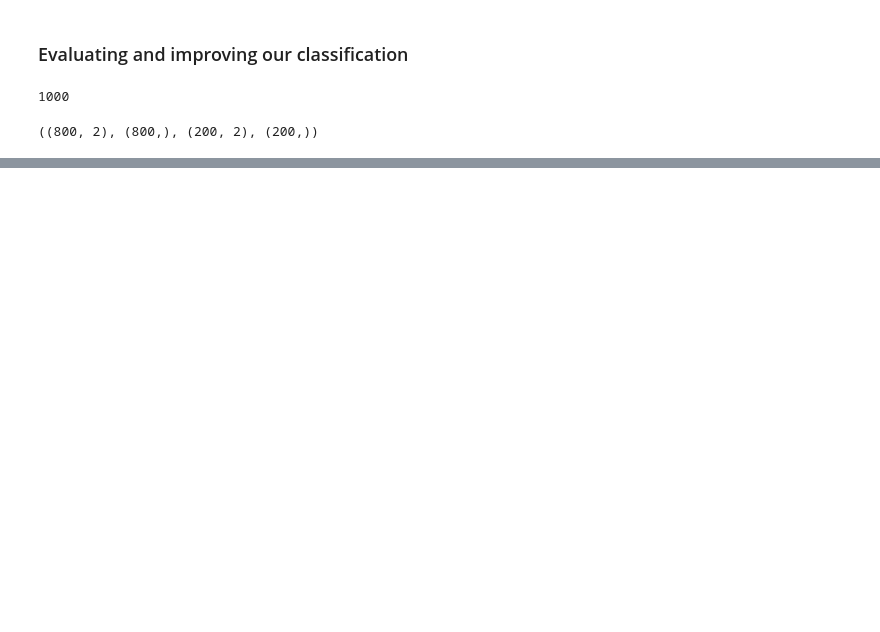
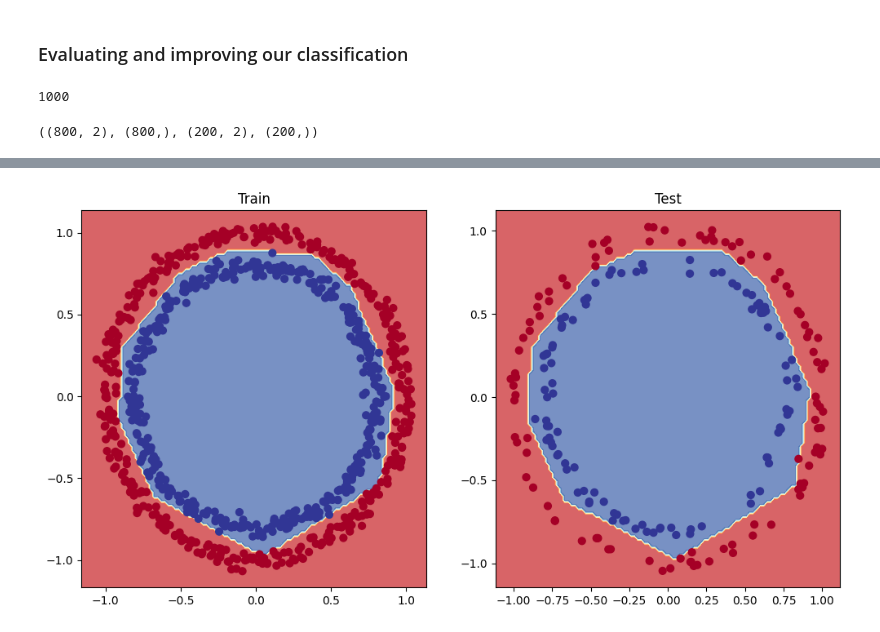
Before and after one commit to achbj/Projects, a Jupyter notebook: tensorflow/02_neural_network_classification_with_tensorflow.ipynb, the cells around one changed output, grey strips where cells are left out. Cells and saved outputs as stored; diff of their text form; code cells hidden in the pictures; blank space fills up the shorter version.

```diff
--- a/tensorflow/02_neural_network_classification_with_tensorflow.ipynb
+++ b/tensorflow/02_neural_network_classification_with_tensorflow.ipynb
@@ -875,0 +874,20 @@ pd.DataFrame(history_11.history).plot()
+# %%
+# Let's try using a higher *ideal* learning rate with the same model
+
+# set random seed
+tf.random.set_seed(42)
+
+# create a model
+model_12 = tf.keras.Sequential([
+    tf.keras.layers.Dense(5, activation="relu"),
+    tf.keras.layers.Dense(5, activation="relu"),
+    tf.keras.layers.Dense(1, activation="sigmoid")
+])
+
+# Compile the model with ideal learning rate
+model_12.compile(loss="binary_crossentropy",
+                 optimizer=tf.keras.optimizers.Adam(lr=0.01),
+                 metrics=["accuracy"])
+
+# Fit the model for 20 epochs
+history_12 = model_12.fit(X_train, y_train, epochs=90)
@@ -875,0 +919,11 @@ pd.DataFrame(history_11.history).plot()
+# %%
+# plot the decision boundaries for the training and test sets
+plt.figure(figsize=(12, 6))
+plt.subplot(1, 2, 1)
+plt.title('Train')
+plot_decision_boundary(model_12, X=X_train, y=y_train)
+plt.subplot(1, 2, 2)
+plt.title("Test")
+plot_decision_boundary(model_12, X_test, y_test)
+plt.show()
+# %% [output]
@@ -875,0 +934 @@ pd.DataFrame(history_11.history).plot()
+[figure, added]
```
Also changed, not shown: parts of 98 cells of this notebook.
